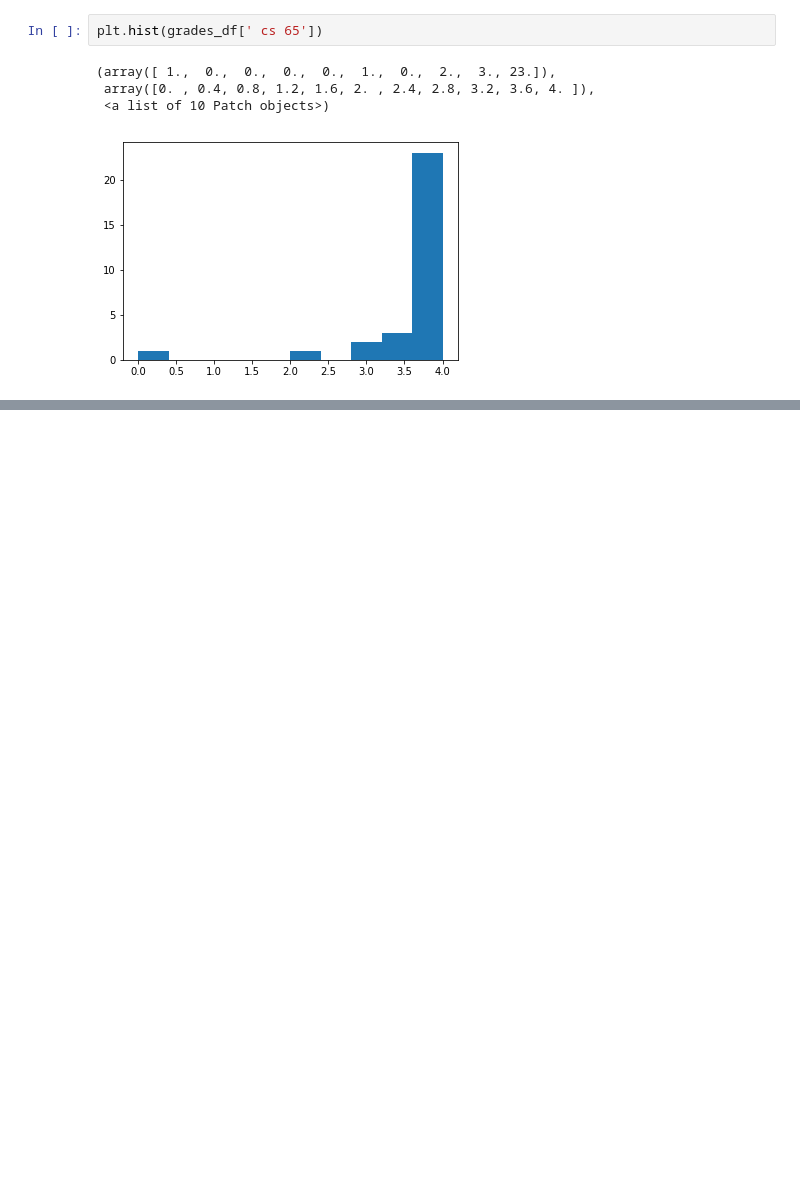
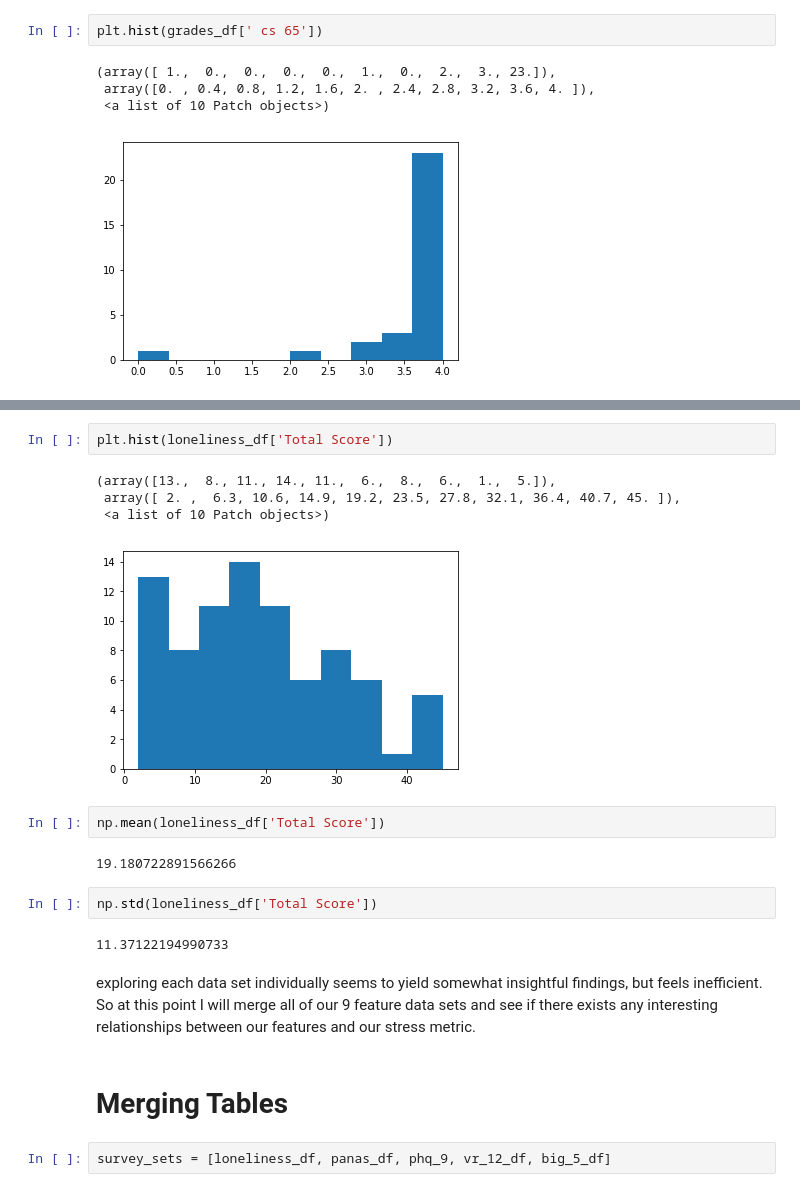
Before and after one commit to mkhash/Modelling-Student-Stress, a Jupyter notebook: code/EDA.ipynb, the cells around one changed output, grey strips where cells are left out. Saved outputs shown, nothing was run; the diff lists cells and outputs as text; blank space fills up the shorter version.

```diff
--- a/code/EDA.ipynb
+++ b/code/EDA.ipynb
@@ -314,0 +325,21 @@ plt.hist(grades_df[' cs 65'])
+# %%
+plt.hist(loneliness_df['Total Score'])
+# %% [output]
+(array([13.,  8., 11., 14., 11.,  6.,  8.,  6.,  1.,  5.]),
+ array([ 2. ,  6.3, 10.6, 14.9, 19.2, 23.5, 27.8, 32.1, 36.4, 40.7, 45. ]),
+ <a list of 10 Patch objects>)
+[figure, added]
+# %%
+np.mean(loneliness_df['Total Score'])
+# %% [output]
+19.180722891566266
+# %%
+np.std(loneliness_df['Total Score'])
+# %% [output]
+11.37122194990733
+# %% [markdown]
+exploring each data set individually seems to yield somewhat insightful findings, but feels inefficient. So at this point I will merge all of our 9 feature data sets and see if there exists any interesting relationships between our features and our stress metric.
+# %% [markdown]
+# Merging Tables
+# %%
+survey_sets = [loneliness_df, panas_df, phq_9, vr_12_df, big_5_df]
```
Also changed, not shown: parts of 7 cells of this notebook, 2 other files.
